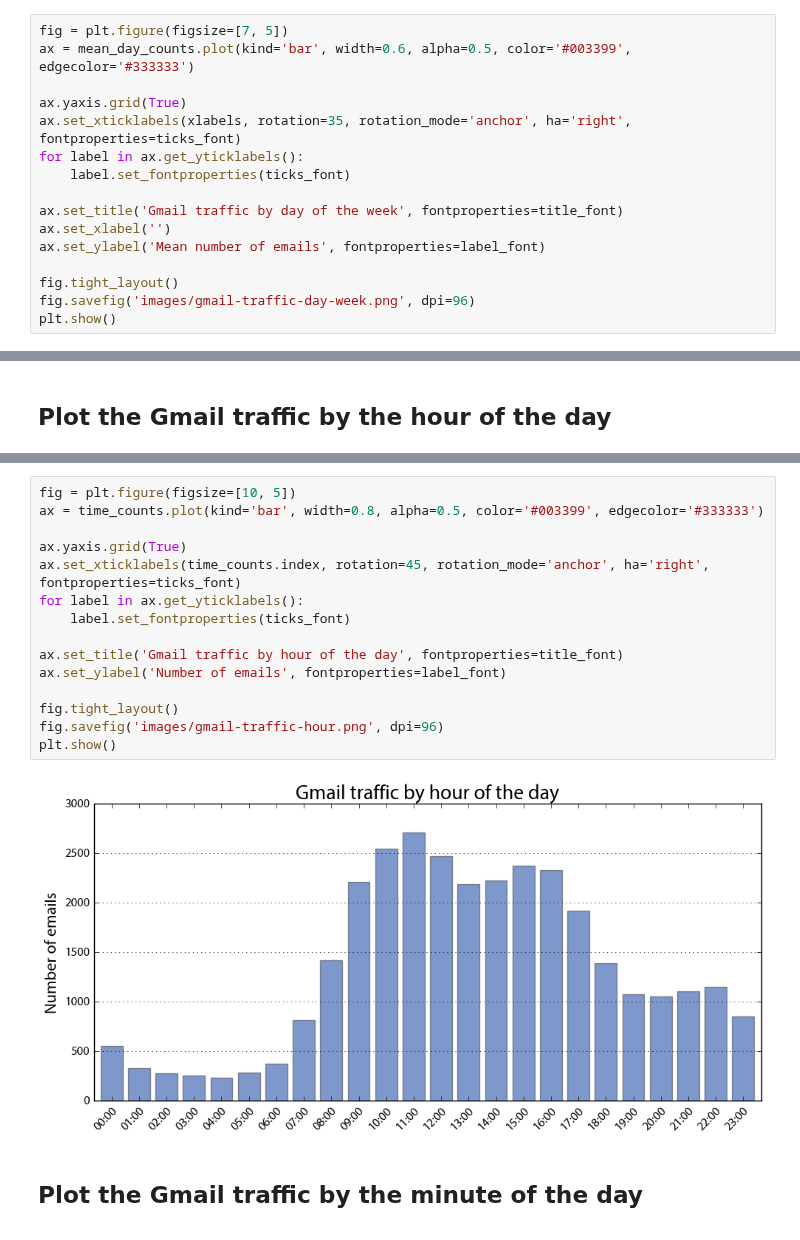
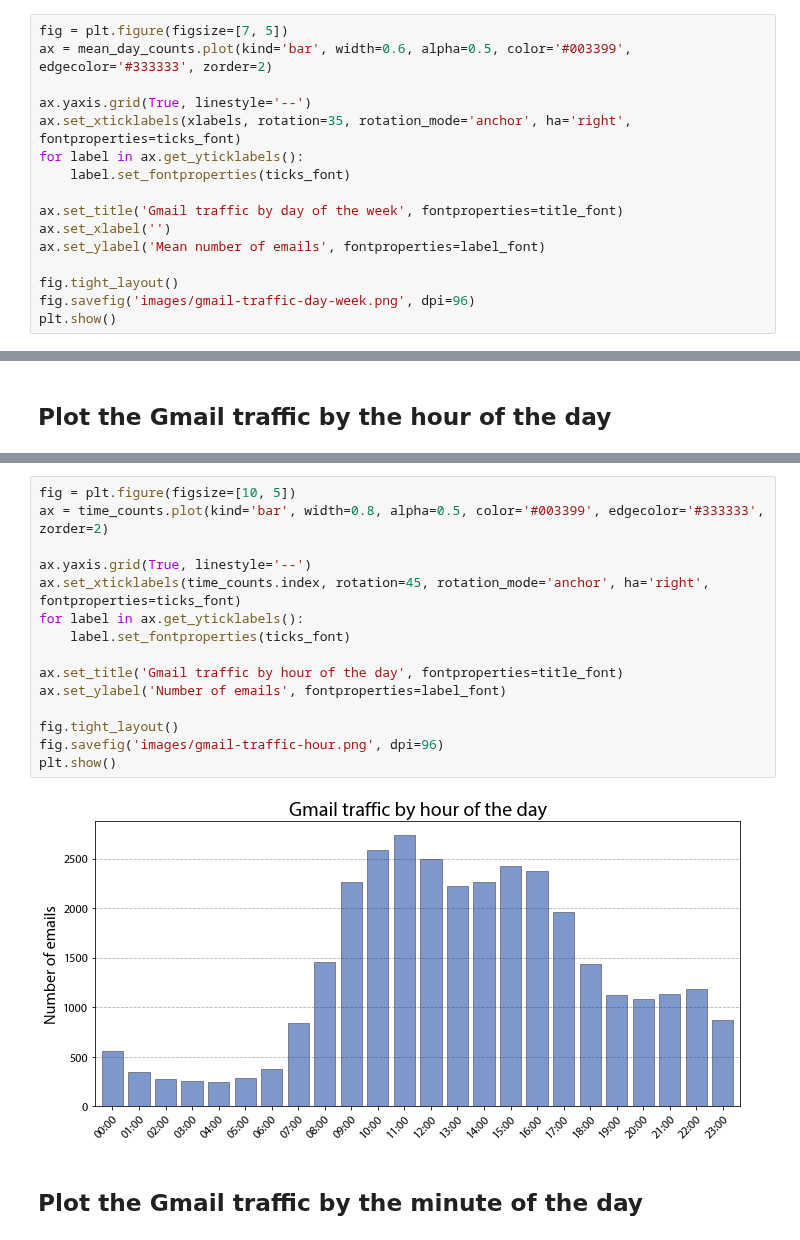
Before and after one commit to gboeing/data-visualization, a Jupyter notebook: gmail-inbox-analysis/gmail-inbox-analysis.ipynb, the cells around one changed output, grey strips where cells are left out. Cells and saved outputs as stored; diff of their text form.

```diff
--- a/gmail-inbox-analysis/gmail-inbox-analysis.ipynb
+++ b/gmail-inbox-analysis/gmail-inbox-analysis.ipynb
@@ -166,9 +169,9 @@ mean_day_counts = day_counts.groupby('day_of_week')['count'].mean()
 xlabels = ['Monday', 'Tuesday', 'Wednesday', 'Thursday', 'Friday', 'Saturday', 'Sunday']
 # %%
 fig = plt.figure(figsize=[7, 5])
-ax = mean_day_counts.plot(kind='bar', width=0.6, alpha=0.5, color='#003399', edgecolor='#333333')
+ax = mean_day_counts.plot(kind='bar', width=0.6, alpha=0.5, color='#003399', edgecolor='#333333', zorder=2)
 
-ax.yaxis.grid(True)
+ax.yaxis.grid(True, linestyle='--')
 ax.set_xticklabels(xlabels, rotation=35, rotation_mode='anchor', ha='right', fontproperties=ticks_font)
 for label in ax.get_yticklabels():
     label.set_fontproperties(ticks_font)
@@ -198,21 +201,21 @@ time_counts.head()
 dtype: int64
 # %%
 fig = plt.figure(figsize=[10, 5])
-ax = time_counts.plot(kind='bar', width=0.8, alpha=0.5, color='#003399', edgecolor='#333333')
+ax = time_counts.plot(kind='bar', width=0.8, alpha=0.5, color='#003399', edgecolor='#333333', zorder=2)
 
-ax.yaxis.grid(True)
+ax.yaxis.grid(True, linestyle='--')
 ax.set_xticklabels(time_counts.index, rotation=45, rotation_mode='anchor', ha='right', fontproperties=ticks_font)
 for label in ax.get_yticklabels():
     label.set_fontproperties(ticks_font)
 
 ax.set_title('Gmail traffic by hour of the day', fontproperties=title_font)
 ax.set_ylabel('Number of emails', fontproperties=label_font)
 
 fig.tight_layout()
 fig.savefig('images/gmail-traffic-hour.png', dpi=96)
 plt.show()
 # %% [output]
-[figure, old version]
+[figure, new version]
 # %% [markdown]
 ## Plot the Gmail traffic by the minute of the day
 # %%
```
Also changed, not shown: parts of 9 cells of this notebook, 11 other files.
